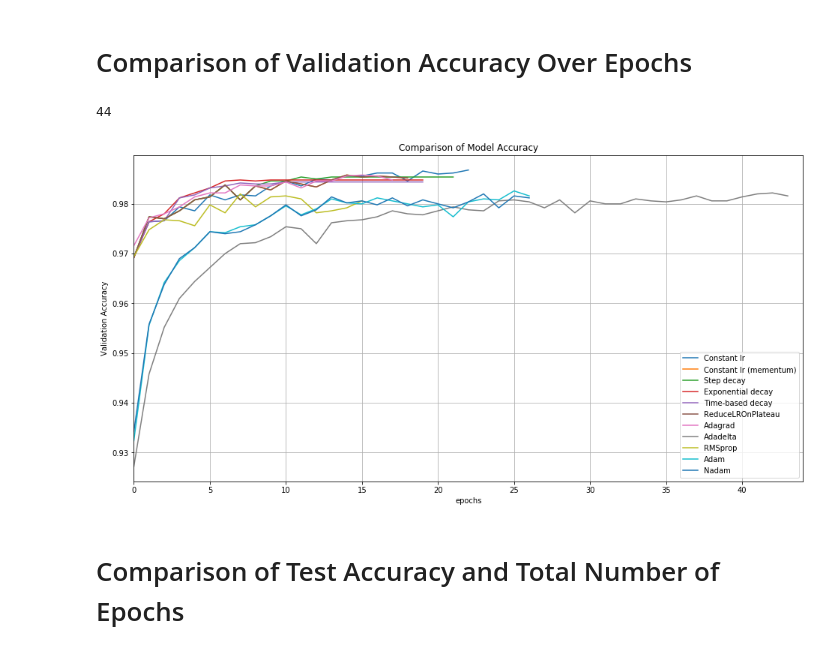
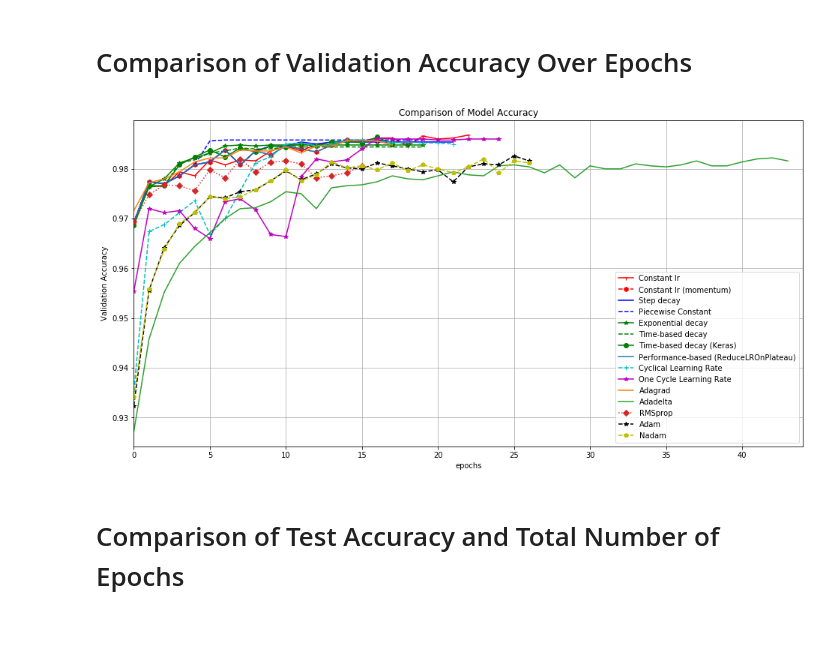
Before and after one commit to rhasanbd/Smooth-Taste-of-Keras--Journey-Through-MLPs, a Jupyter notebook: Keras-MLP Classifier-3-Learning Rate Experiments.ipynb, the cells around one changed output. Cells and saved outputs as stored; diff of their text form; code cells hidden in the pictures.

```diff
--- a/Keras-MLP Classifier-3-Learning Rate Experiments.ipynb
+++ b/Keras-MLP Classifier-3-Learning Rate Experiments.ipynb
@@ -906,7 +1387,25 @@ print("Time-based Decay - Test Loss: ", test_loss_ReduceLROnPlateau)
 
 plot_learning_curves(history_ReduceLROnPlateau, numOfEpochs_ReduceLROnPlateau , "ReduceLROnPlateau")
 
-plot_learning_rate(loss_history_ReduceLROnPlateau_cb, numOfEpochs_ReduceLROnPlateau , "Learning Rate: ReduceLROnPlateau")
+plot_learning_rate(loss_history_ReduceLROnPlateau_cb, numOfEpochs_ReduceLROnPlateau ,
+                   "Learning Rate: ReduceLROnPlateau")
+
+
+plt.figure(figsize=(10,6))
+plt.plot(history_ReduceLROnPlateau.epoch, history_ReduceLROnPlateau.history["lr"], "bo-")
+plt.xlabel("epoch")
+plt.ylabel("learning rate", color='b')
+plt.tick_params('y', colors='b')
+plt.gca().set_xlim(0, numOfEpochs_ReduceLROnPlateau - 1)
+plt.grid(True)
+
+ax2 = plt.gca().twinx()
+ax2.plot(history_ReduceLROnPlateau.epoch, history_ReduceLROnPlateau.history["val_loss"], "r^-")
+ax2.set_ylabel('Validation Loss', color='r')
+ax2.tick_params('y', colors='r')
+
+plt.title("Learning Rate: ReduceLROnPlateau", fontsize=14)
+plt.show()
 # %% [output]
 Epochs:  19
 Time-based Decay - Train Accuracy:  0.9992727
@@ -1507,33 +2743,44 @@ Time-based Decay - Test Loss:  0.07381657590167597
 # Comparison of Validation Accuracy Over Epochs
 # %%
 epochs = max(numOfEpochs_constant_lrate, numOfEpochs_constant_lrate_momentum,
-             numOfEpochs_step_decay, numOfEpochs_exp_decay, numOfEpochs_time_based_decay, numOfEpochs_ReduceLROnPlateau,
+             numOfEpochs_step_decay, numOfEpochs_piecewise_constant,
+             numOfEpochs_exp_decay, numOfEpochs_time_based_decay, numOfEpochs_time_based_decay_keras,
+             numOfEpochs_ReduceLROnPlateau, numOfEpochs_clr, numOfEpochs_oneCycle,
              numOfEpochs_Adagrad, numOfEpochs_Adadelta, numOfEpochs_RMSprop, numOfEpochs_Adam, numOfEpochs_Nadam)
-print(epochs)
 
 plt.figure(figsize=(16,8))
-plt.plot(range(numOfEpochs_constant_lrate),history_constant_lrate.history['val_accuracy'],label='Constant lr')
-plt.plot(range(numOfEpochs_constant_lrate_momentum),history_constant_lrate_momentum.history['val_accuracy'],label='Constant lr (mementum)')
-plt.plot(range(numOfEpochs_step_decay),history_step_decay.history['val_accuracy'],label='Step decay')
-plt.plot(range(numOfEpochs_exp_decay),history_exp_decay.history['val_accuracy'],label='Exponential decay')
-plt.plot(range(numOfEpochs_time_based_decay),history_time_based_decay.history['val_accuracy'],label='Time-based decay')
+plt.plot(range(numOfEpochs_constant_lrate),history_constant_lrate.history['val_accuracy'],'r1-',
+         label='Constant lr')
+plt.plot(range(numOfEpochs_constant_lrate_momentum),history_constant_lrate_momentum.history['val_accuracy'], 'rh--',
+         label='Constant lr (momentum)')
+plt.plot(range(numOfEpochs_step_decay),history_step_decay.history['val_accuracy'],'b-', label='Step decay')
+plt.plot(range(numOfEpochs_piecewise_constant),history_piecewise_constant.history['val_accuracy'], 'b--',
+         label='Piecewise Constant')
+plt.plot(range(numOfEpochs_exp_decay),history_exp_decay.history['val_accuracy'],'g*-', label='Exponential decay')
+plt.plot(range(numOfEpochs_time_based_decay),history_time_based_decay.history['val_accuracy'], 'g--',
+         label='Time-based decay')
+plt.plot(range(numOfEpochs_time_based_decay_keras),history_time_based_decay_keras.history['val_accuracy'],'go-',
+         label='Time-based decay (Keras)')
+plt.plot(range(numOfEpochs_ReduceLROnPlateau),history_ReduceLROnPlateau.history['val_accuracy'],label='Performance-based (ReduceLROnPlateau)')
+plt.plot(range(numOfEpochs_clr),history_clr.history['val_accuracy'], 'c+--', label='Cyclical Learning Rate')
 
-plt.plot(range(numOfEpochs_ReduceLROnPlateau),history_ReduceLROnPlateau.history['val_accuracy'],label='ReduceLROnPlateau')
+plt.plot(range(numOfEpochs_oneCycle),history_oneCycle.history['val_accuracy'],'m*-',
+         label='One Cycle Learning Rate')
 plt.plot(range(numOfEpochs_Adagrad),history_Adagrad.history['val_accuracy'],label='Adagrad')
+
 plt.plot(range(numOfEpochs_Adadelta),history_Adadelta.history['val_accuracy'],label='Adadelta')
-plt.plot(range(numOfEpochs_RMSprop),history_RMSprop.history['val_accuracy'],label='RMSprop')
-plt.plot(range(numOfEpochs_Adam),history_Adam.history['val_accuracy'],label='Adam')
-plt.plot(range(numOfEpochs_Nadam),history_Nadam.history['val_accuracy'],label='Nadam')
+plt.plot(range(numOfEpochs_RMSprop),history_RMSprop.history['val_accuracy'], 'D:', label='RMSprop')
+plt.plot(range(numOfEpochs_Adam),history_Adam.history['val_accuracy'],'k*--', label='Adam')
+plt.plot(range(numOfEpochs_Nadam),history_Nadam.history['val_accuracy'],'yp--', label='Nadam')
 plt.legend(loc=0)
 plt.xlabel('epochs')
 plt.xlim([0,epochs])
 plt.ylabel('Validation Accuracy')
 plt.grid(True)
 plt.title("Comparison of Model Accuracy")
 plt.show()
 # %% [output]
-44
-[figure, old version]
+[figure, new version]
 # %% [markdown]
 # Comparison of Test Accuracy and Total Number of Epochs
 # %%
```
Also changed, not shown: parts of 96 cells of this notebook, 2 other files.
